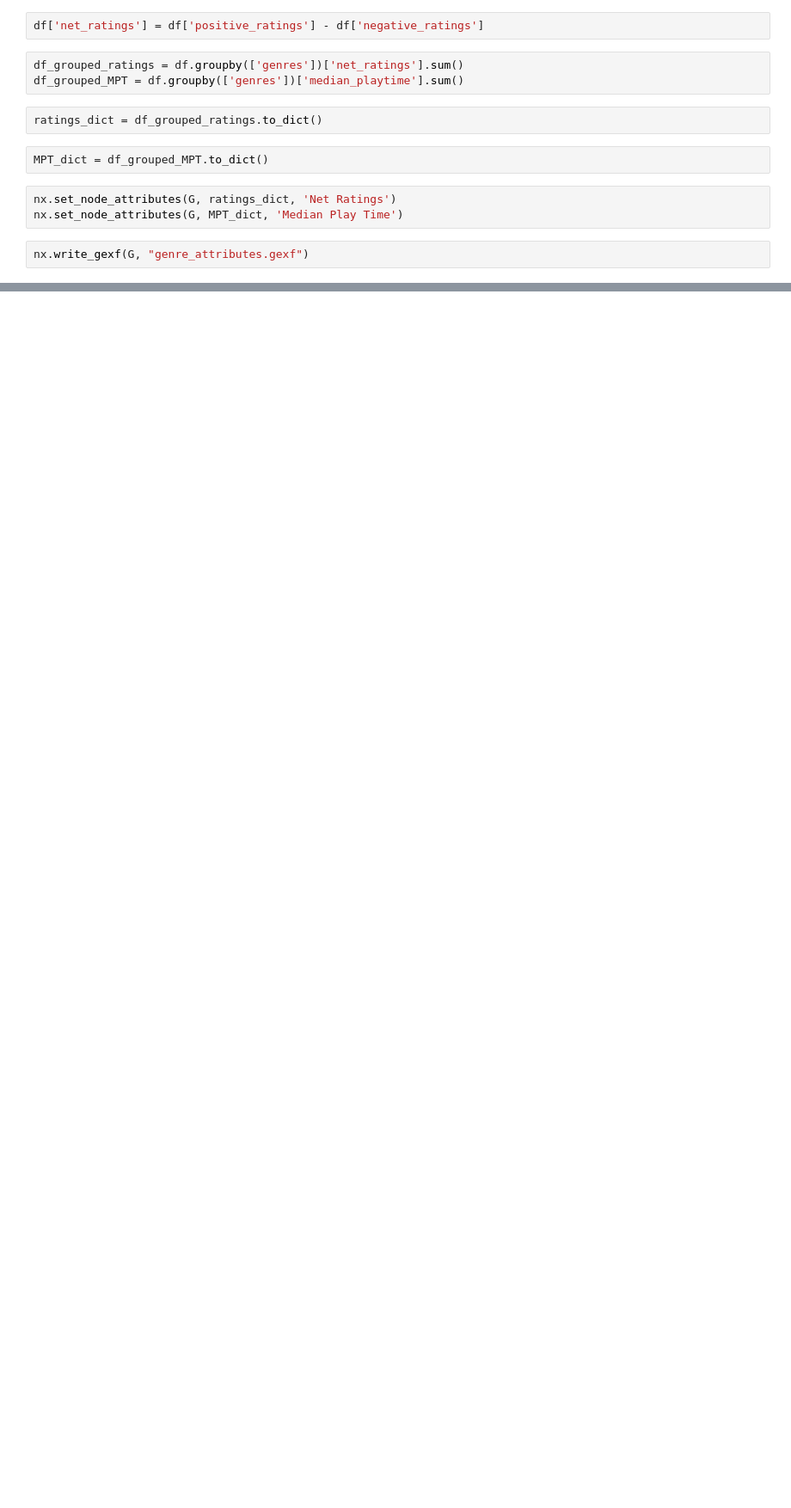
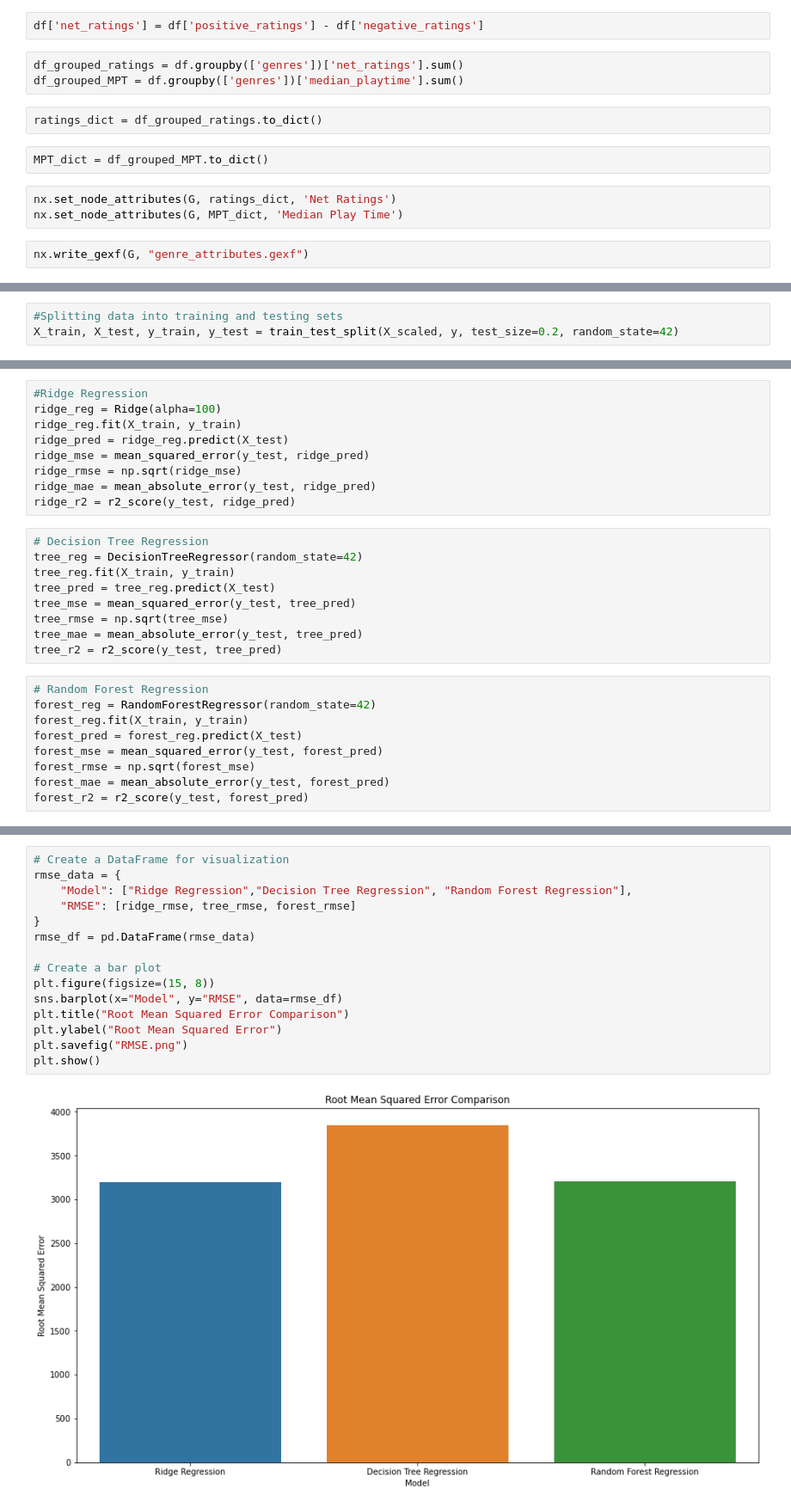
Before and after one commit to notsubash/Game-Genre-Network-Analysis, a Jupyter notebook: Steam games.ipynb, the cells around one changed output, grey strips where cells are left out. Shown at 86% size. Drawn from its saved outputs; the diff is of its cells as text; blank space fills up the shorter version.

```diff
--- a/Steam games.ipynb
+++ b/Steam games.ipynb
@@ -505,0 +667,3 @@ nx.write_gexf(G, "genre_attributes.gexf")
+# %%
+#Splitting data into training and testing sets
+X_train, X_test, y_train, y_test = train_test_split(X_scaled, y, test_size=0.2, random_state=42)
@@ -505,0 +672,27 @@ nx.write_gexf(G, "genre_attributes.gexf")
+# %%
+#Ridge Regression
+ridge_reg = Ridge(alpha=100)
+ridge_reg.fit(X_train, y_train)
+ridge_pred = ridge_reg.predict(X_test)
+ridge_mse = mean_squared_error(y_test, ridge_pred)
+ridge_rmse = np.sqrt(ridge_mse)
+ridge_mae = mean_absolute_error(y_test, ridge_pred)
+ridge_r2 = r2_score(y_test, ridge_pred)
+# %%
+# Decision Tree Regression
+tree_reg = DecisionTreeRegressor(random_state=42)
+tree_reg.fit(X_train, y_train)
+tree_pred = tree_reg.predict(X_test)
+tree_mse = mean_squared_error(y_test, tree_pred)
+tree_rmse = np.sqrt(tree_mse)
+tree_mae = mean_absolute_error(y_test, tree_pred)
+tree_r2 = r2_score(y_test, tree_pred)
+# %%
+# Random Forest Regression
+forest_reg = RandomForestRegressor(random_state=42)
+forest_reg.fit(X_train, y_train)
+forest_pred = forest_reg.predict(X_test)
+forest_mse = mean_squared_error(y_test, forest_pred)
+forest_rmse = np.sqrt(forest_mse)
+forest_mae = mean_absolute_error(y_test, forest_pred)
+forest_r2 = r2_score(y_test, forest_pred)
@@ -505,0 +737,17 @@ nx.write_gexf(G, "genre_attributes.gexf")
+# %%
+# Create a DataFrame for visualization
+rmse_data = {
+    "Model": ["Ridge Regression","Decision Tree Regression", "Random Forest Regression"],
+    "RMSE": [ridge_rmse, tree_rmse, forest_rmse]
+}
+rmse_df = pd.DataFrame(rmse_data)
+
+# Create a bar plot
+plt.figure(figsize=(15, 8))
+sns.barplot(x="Model", y="RMSE", data=rmse_df)
+plt.title("Root Mean Squared Error Comparison")
+plt.ylabel("Root Mean Squared Error")
+plt.savefig("RMSE.png")
+plt.show()
+# %% [output]
+[figure, added]
```
Also changed, not shown: parts of 43 cells of this notebook, 37 other files.
